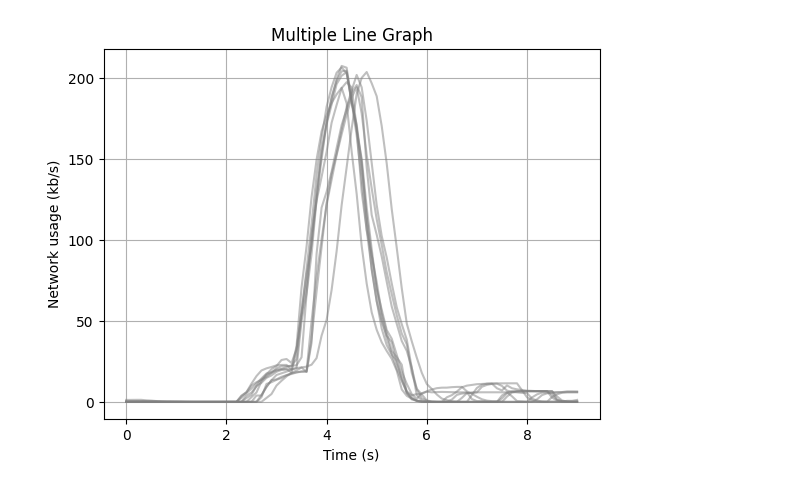
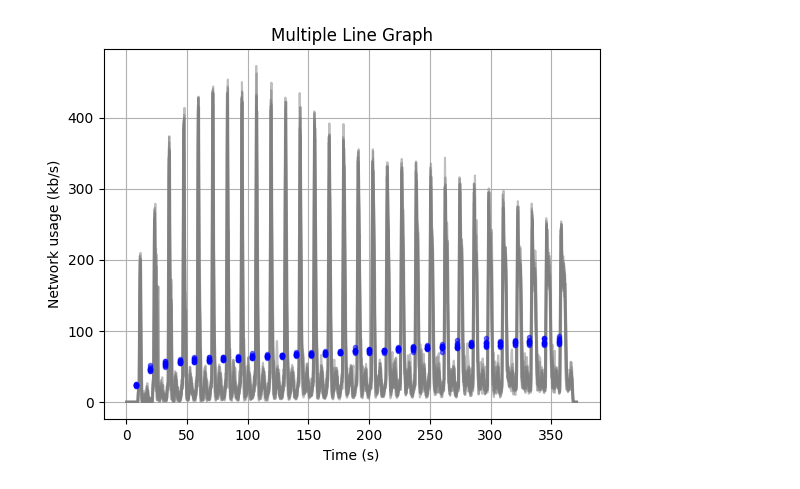
Before and after one commit to kadmila/RIPE-to-mininet2-global-WAN-simulation, a Jupyter notebook: mininet-control/plotter/ifstat_multiline.ipynb, the cells around one changed output. Saved outputs shown, nothing was run; the diff lists cells and outputs as text; code cells hidden in the pictures.

Commit message:
scalability measurement setting done

```diff
--- a/mininet-control/plotter/ifstat_multiline.ipynb
+++ b/mininet-control/plotter/ifstat_multiline.ipynb
@@ -52,18 +63,43 @@ def process_one_dataset(num_peers, seed):
 # %%
-all_results = [process_one_dataset(10, seed) for seed in range(0, 10)]
+all_results = [process_one_seed(300, seed) for seed in range(0, 10)]
+# %%
+measure_timepoint_count = len(all_results[0])
+offset = 80
+block_size = 120
+blocks = (measure_timepoint_count - 80) // 120
+block_duration = block_size/10
+
+result_partial_sums = []
+for measurement in all_results: # measurement is long 1D float array.
+    this_partial_sums = []
+    for b in range(blocks): # for each join session
+        raw_data = measurement[offset + block_size * b : offset + block_size * (b + 1)]
+        netuse_sum = 0
+        for r in raw_data:
+            netuse_sum += r * 0.1 # kb/s * 100mS
+
+        this_partial_sums.append(netuse_sum/block_duration)
+    result_partial_sums.append(this_partial_sums)
+
+part_begin_time = [offset/10 + block_size*i/10 for i in range(blocks)]
 # %%
 # Plot each list as a separate line
 window = 10
 
 for i, line_data in enumerate(all_results):
     x_values = [0.1 * idx for idx in range(len(line_data))][:(1-window)]
     plt.plot(x_values, np.convolve(line_data, np.ones(window)/window, mode='valid'), color='gray', alpha=0.5)
+    # x_values = [0.1 * idx for idx in range(len(line_data))]
+    # plt.plot(x_values, line_data, color='gray', alpha=0.5)
+
+for partial_sum in result_partial_sums:
+    plt.plot(part_begin_time, partial_sum, '.', color='blue', alpha=0.5)
 
 plt.xlabel('Time (s)')
 plt.ylabel('Network usage (kb/s)')
 plt.title('Multiple Line Graph')
 plt.grid(True)
 plt.savefig('plot.jpg', dpi=300, bbox_inches='tight')
 plt.show()
 # %% [output]
-[figure, old version]
+[figure, new version]
```
Also changed, not shown: parts of 4 cells of this notebook, 3 other files.
